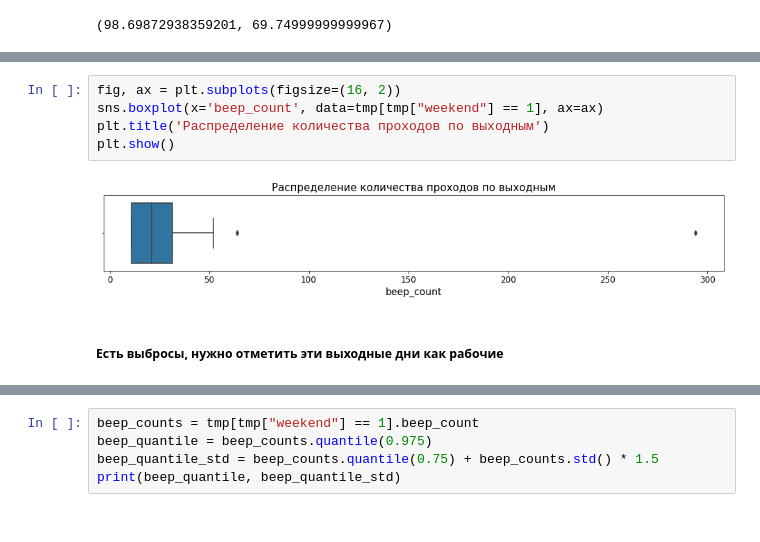
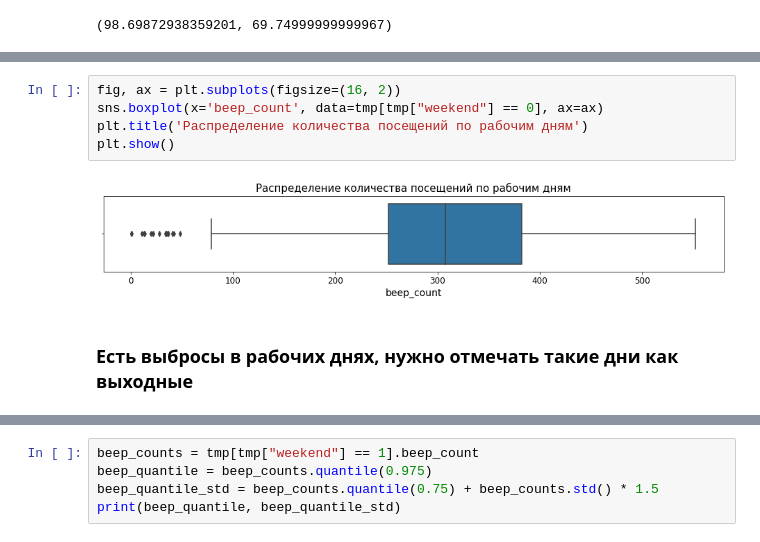
Before and after one commit to saspav/linear-models, a Jupyter notebook: gates-2_EDA.ipynb, the cells around one changed output, grey strips where cells are left out. Saved outputs shown, nothing was run; the diff lists cells and outputs as text.

Commit message:
Обновление data_process_gates, добавлены новые постобработанные данные

```diff
--- a/gates-2_EDA.ipynb
+++ b/gates-2_EDA.ipynb
@@ -557,9 +526,9 @@ beep_counts.quantile(0.75) + beep_counts.std()*1.5, beep_counts.quantile(0.975)
 # %%
 fig, ax = plt.subplots(figsize=(16, 2))
-sns.boxplot(x='beep_count', data=tmp[tmp["weekend"] == 1], ax=ax)
-plt.title('Распределение количества проходов по выходным')
+sns.boxplot(x='beep_count', data=tmp[tmp["weekend"] == 0], ax=ax)
+plt.title('Распределение количества посещений по рабочим дням')
 plt.show()
 # %% [output]
-[figure, old version]
+[figure, new version]
 # %% [markdown]
-##### Есть выбросы, нужно отметить эти выходные дни как рабочие
+### Есть выбросы в рабочих днях, нужно отмечать такие дни как выходные
```
Also changed, not shown: parts of 57 cells of this notebook, 2 other files.
